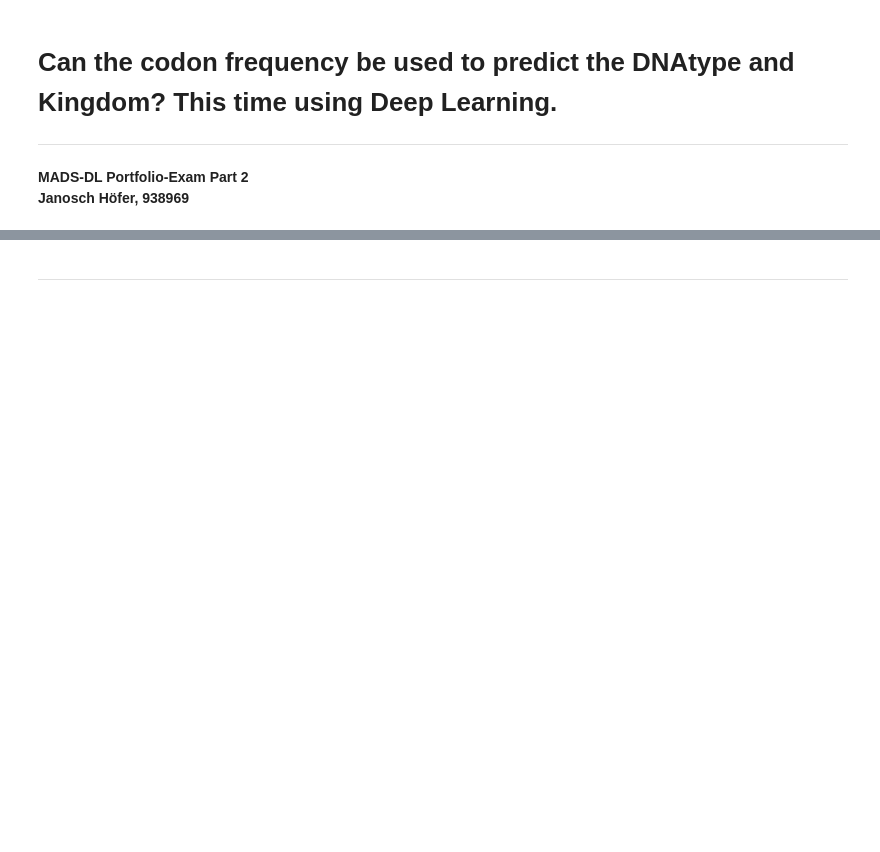
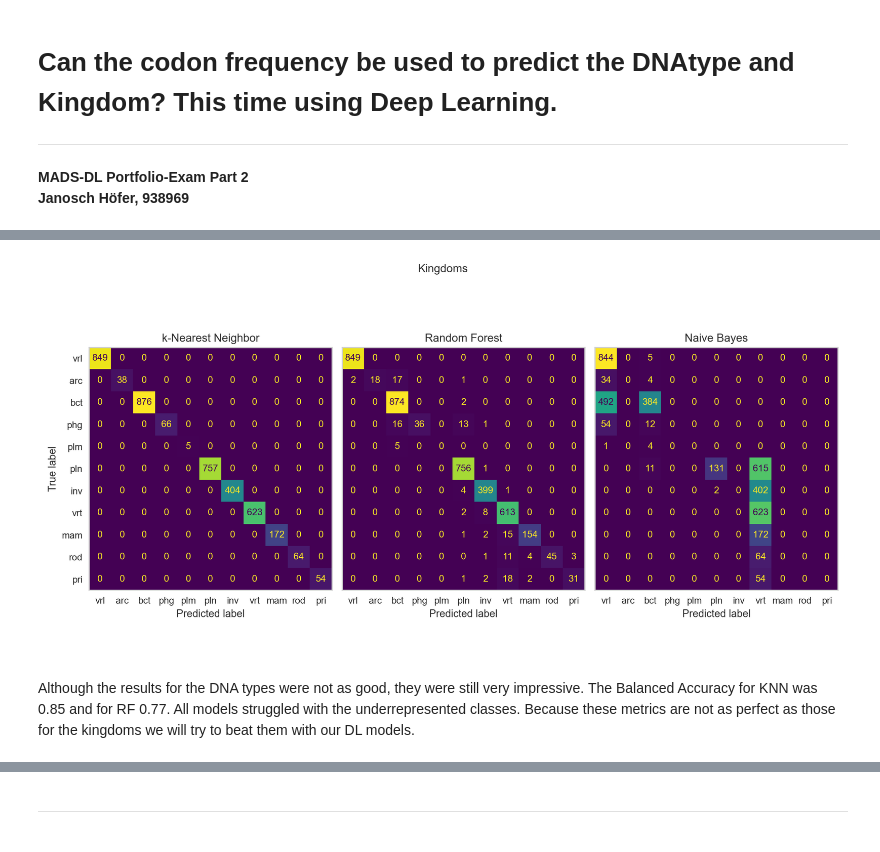
Before and after one commit to JaNoNi/MADS-DL-Exam2, a Jupyter notebook: src/mads_dl_exam2/Exam2.ipynb, the cells around one changed output, grey strips where cells are left out. Saved outputs shown, nothing was run; the diff lists cells and outputs as text; code cells hidden in the pictures; blank space fills up the shorter version.

```diff
--- a/src/mads_dl_exam2/Exam2.ipynb
+++ b/src/mads_dl_exam2/Exam2.ipynb
@@ -63,0 +81,6 @@ device(type='cpu')
+# %%
+Image(filename="data/king_plot.png")
+# %% [output]
+[figure, added]
+# %% [markdown]
+Although the results for the DNA types were not as good, they were still very impressive. The Balanced Accuracy for KNN was 0.85 and for RF 0.77. All models struggled with the underrepresented classes. Because these metrics are not as perfect as those for the kingdoms we will try to beat them with our DL models.
```
Also changed, not shown: parts of 114 cells of this notebook.
